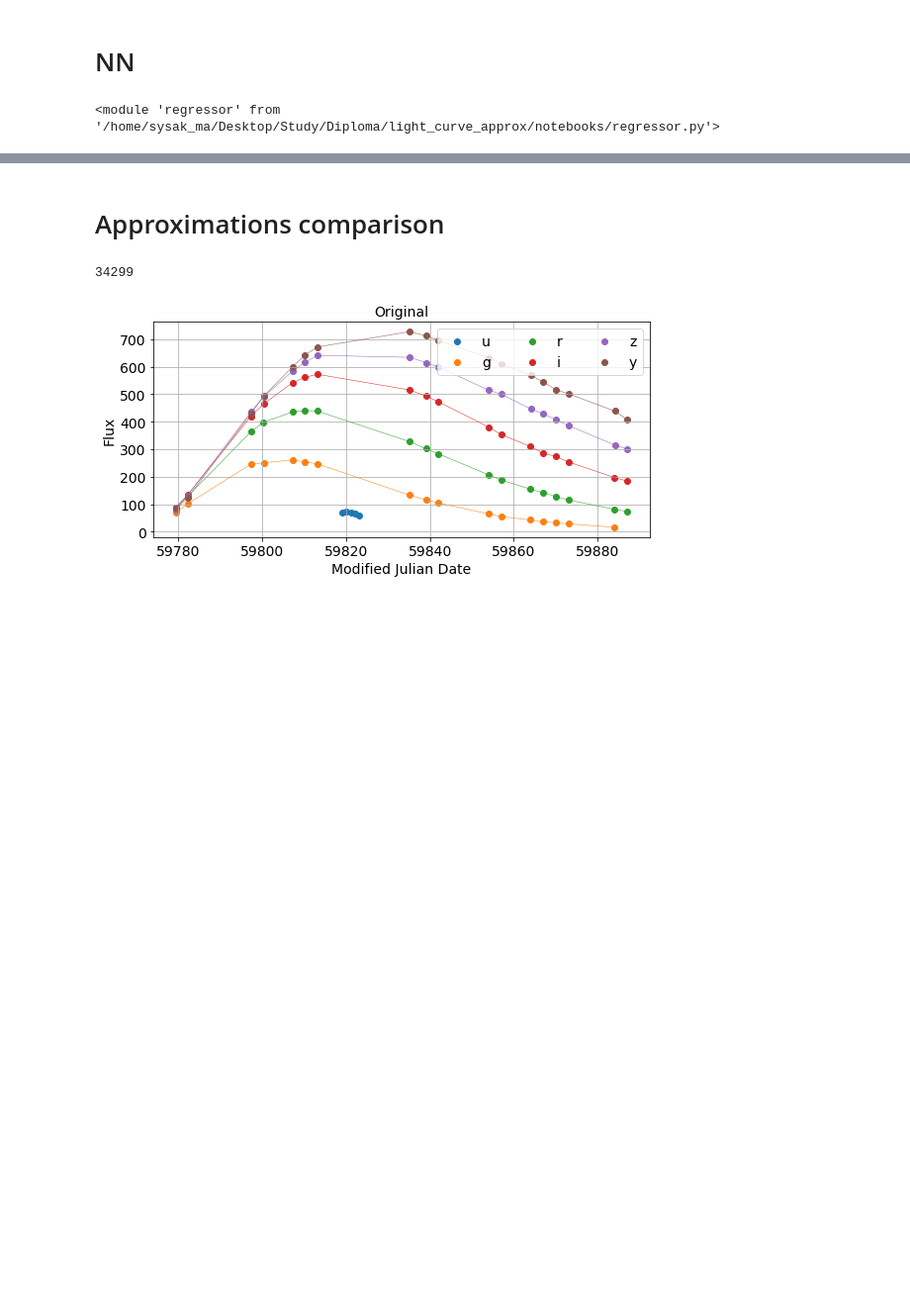
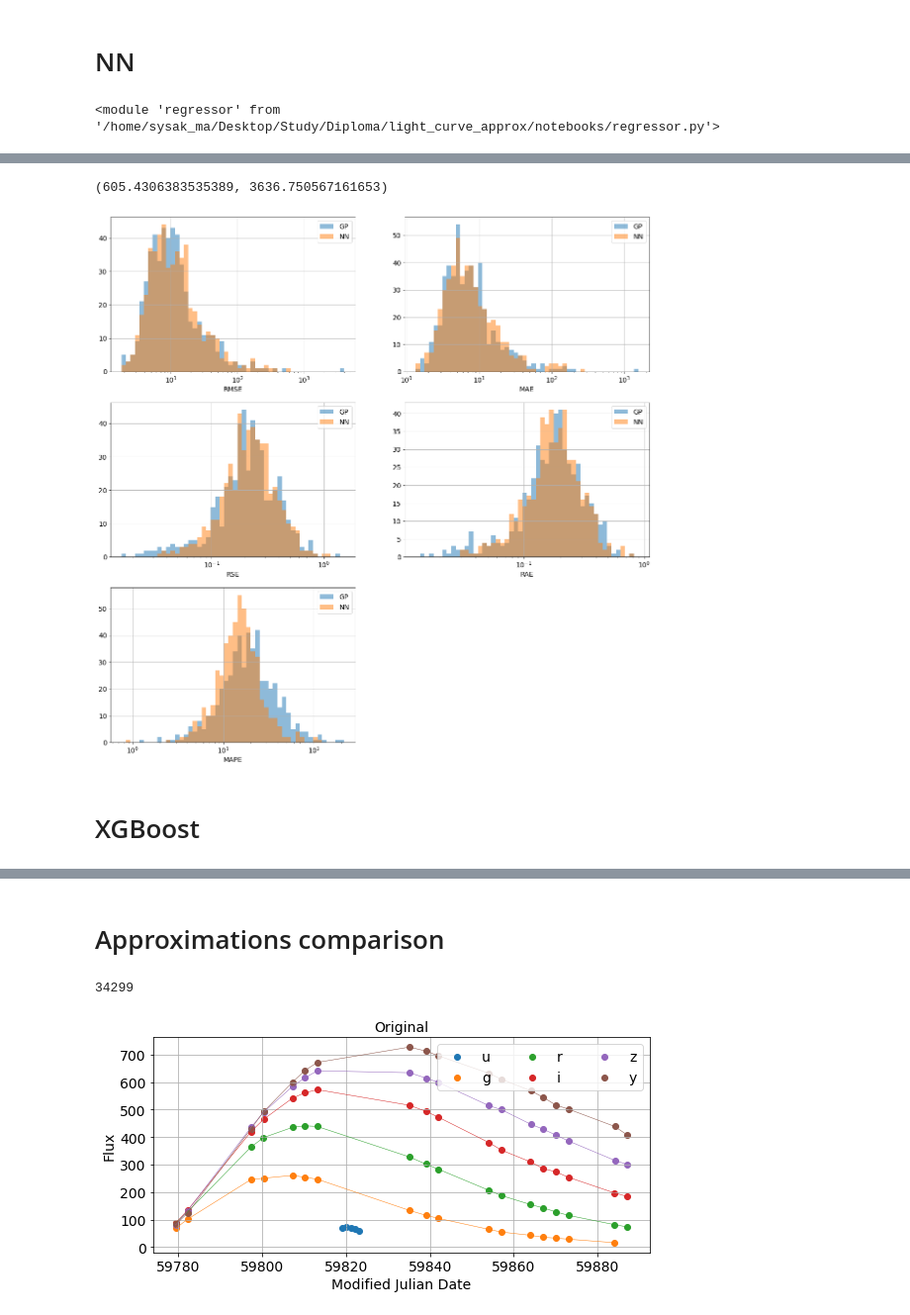
Before and after one commit to HSE-LAMBDA/light_curve_approx, a Jupyter notebook: notebooks/StarterKit.ipynb, the cells around one changed output, grey strips where cells are left out. Shown at 99% size. Saved outputs shown, nothing was run; the diff lists cells and outputs as text; code cells hidden in the pictures; blank space fills up the shorter version.

```diff
--- a/notebooks/StarterKit.ipynb
+++ b/notebooks/StarterKit.ipynb
@@ -394,0 +413,10 @@ for idx, metric in enumerate(report.columns[1:], 1):
+# %%
+nn_report.RMSE.max(), gp_report.RMSE.max()
+# %% [output]
+(605.4306383535389, 3636.750567161653)
+# %%
+plot_mult_metrics_histogram([gp_report, nn_report], ['GP', 'NN'], bins=50)
+# %% [output]
+[figure, added]
+# %% [markdown]
+# XGBoost
```
Also changed, not shown: parts of 28 cells of this notebook.
